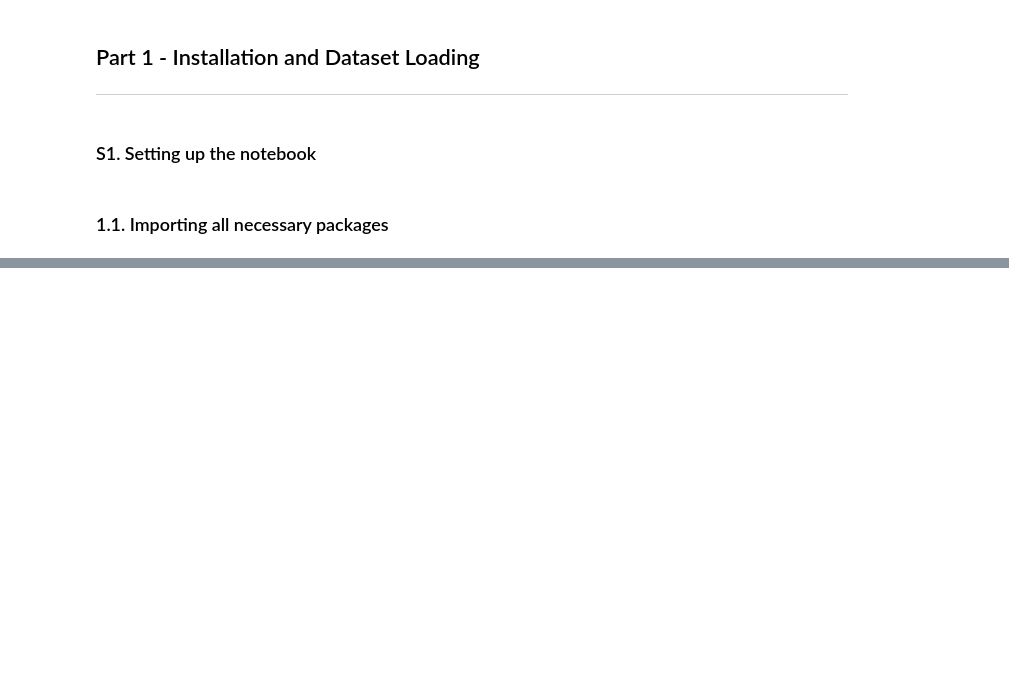
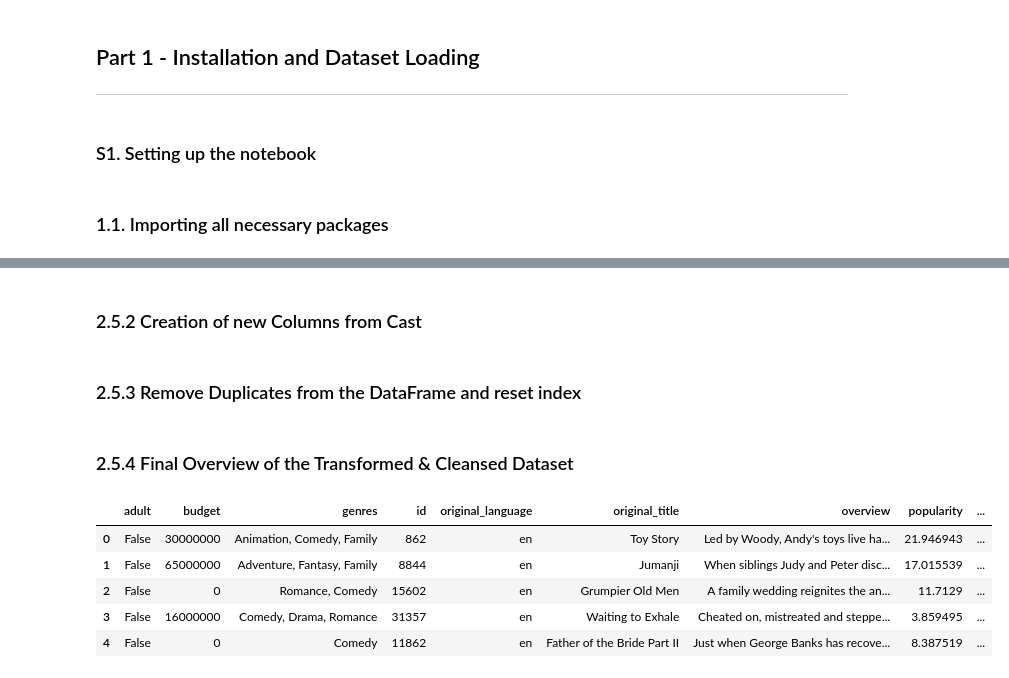
Before and after one commit to SudeshKumarSK/Cine-Match, a Jupyter notebook: Notebooks/Exploratory_Data_Analysis.ipynb, the cells around one changed output, grey strips where cells are left out. Cells and saved outputs as stored; diff of their text form; code cells hidden in the pictures; blank space fills up the shorter version.

Commit message:
Updated Data Cleaning and Preprocessing

```diff
--- a/Notebooks/Exploratory_Data_Analysis.ipynb
+++ b/Notebooks/Exploratory_Data_Analysis.ipynb
@@ -43,0 +232,7 @@ from wordcloud import WordCloud
+# %%
+df['original_language'] = df['original_language'].fillna('')
+df['runtime'] = df['runtime'].fillna(0)
+df['tagline'] = df['tagline'].fillna('')
+
+# Dropping Missing Values
+df.dropna(inplace=True)
@@ -43,0 +242,31 @@ from wordcloud import WordCloud
+# %%
+### Cleaning the Columns
+df['genres'] = df['genres'].apply(get_text)
+df['production_companies'] = df['production_companies'].apply(get_text)
+df['production_countries'] = df['production_countries'].apply(get_text)
+df['crew'] = df['crew'].apply(get_text)
+df['spoken_languages'] = df['spoken_languages'].apply(get_text)
+df['keywords'] = df['keywords'].apply(get_text)
+# %% [markdown]
+### 2.5.2 Creation of new Columns from Cast
+# %%
+df['characters'] = df['cast'].apply(get_text, obj='character')
+df['actors'] = df['cast'].apply(get_text)
+
+df.drop('cast', axis=1, inplace=True)
+# %% [markdown]
+### 2.5.3 Remove Duplicates from the DataFrame and reset index
+# %%
+df = df[~df['original_title'].duplicated()]
+df = df.reset_index(drop=True)
+# %% [markdown]
+### 2.5.4 Final Overview of the Transformed & Cleansed Dataset
+# %%
+df.head()
+# %% [output]
+|  | adult | budget | genres | id | original_language | original_title | overview | popularity | ... |
+| 0 | False | 30000000 | Animation, Comedy, Family | 862 | en | Toy Story | Led by Woody, Andy's toys live ha... | 21.946943 | ... |
+| 1 | False | 65000000 | Adventure, Fantasy, Family | 8844 | en | Jumanji | When siblings Judy and Peter disc... | 17.015539 | ... |
+| 2 | False | 0 | Romance, Comedy | 15602 | en | Grumpier Old Men | A family wedding reignites the an... | 11.7129 | ... |
+| 3 | False | 16000000 | Comedy, Drama, Romance | 31357 | en | Waiting to Exhale | Cheated on, mistreated and steppe... | 3.859495 | ... |
+| 4 | False | 0 | Comedy | 11862 | en | Father of the Bride Part II | Just when George Banks has recove... | 8.387519 | ... |
```
Also changed, not shown: parts of 21 cells of this notebook.
